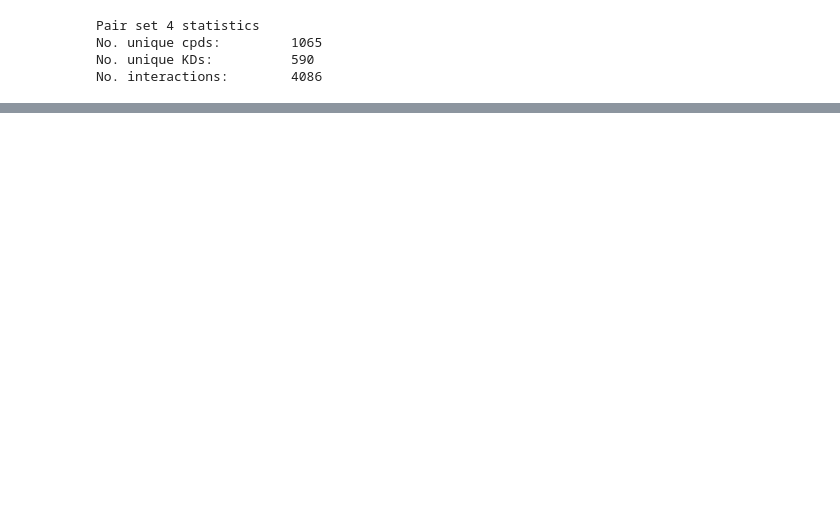
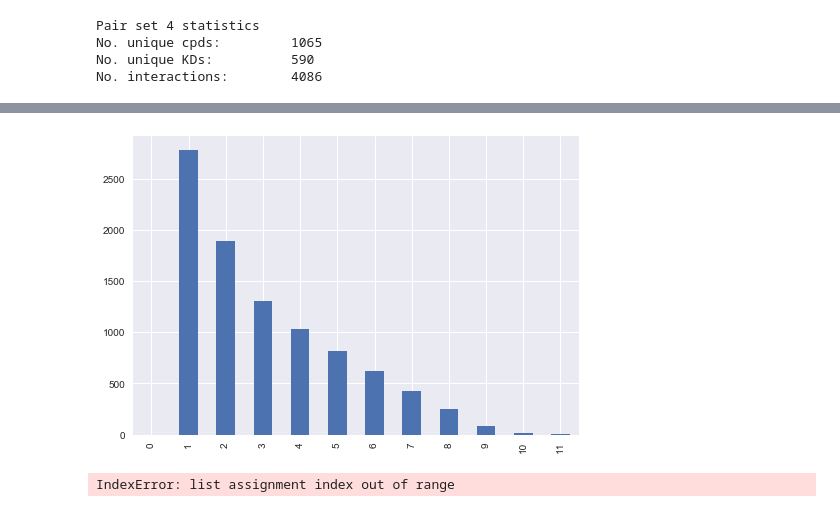
Before and after one commit to npabon/LINCS_target_prediction, a Jupyter notebook: data_profiling.ipynb, the cells around one changed output, grey strips where cells are left out. Drawn from its saved outputs; the diff is of its cells as text; code cells hidden in the pictures; blank space fills up the shorter version.

```diff
--- a/data_profiling.ipynb
+++ b/data_profiling.ipynb
@@ -234,0 +378,18 @@ for index, row in log_progress(pair_set_4_df.iterrows(), every=1):
+# %%
+# how many pairs tested in at least n cell lines?
+num_common_cells_7 = np.array([ len(cells) for cells in common_cells_7_])
+pair_set_7_df['ncells'] = num_common_cells_7
+ncell_counts = pair_set_7_df.ncells.value_counts()
+cum_ncell_counts = [0]
+for i in ncell_counts.index:
+    cum_ncell_counts.append(sum(ncell_counts.loc[i:]))
+cum_ncell_counts = pd.Series(cum_ncell_counts)
+cum_ncell_counts.plot.bar()
+plt.show()
+# %% [output]
+[figure, added]
+# %%
+a =[]
+a[2] = 0
+# %% [output]
+IndexError: list assignment index out of range
```
Also changed, not shown: parts of 29 cells of this notebook, 1 other file.
